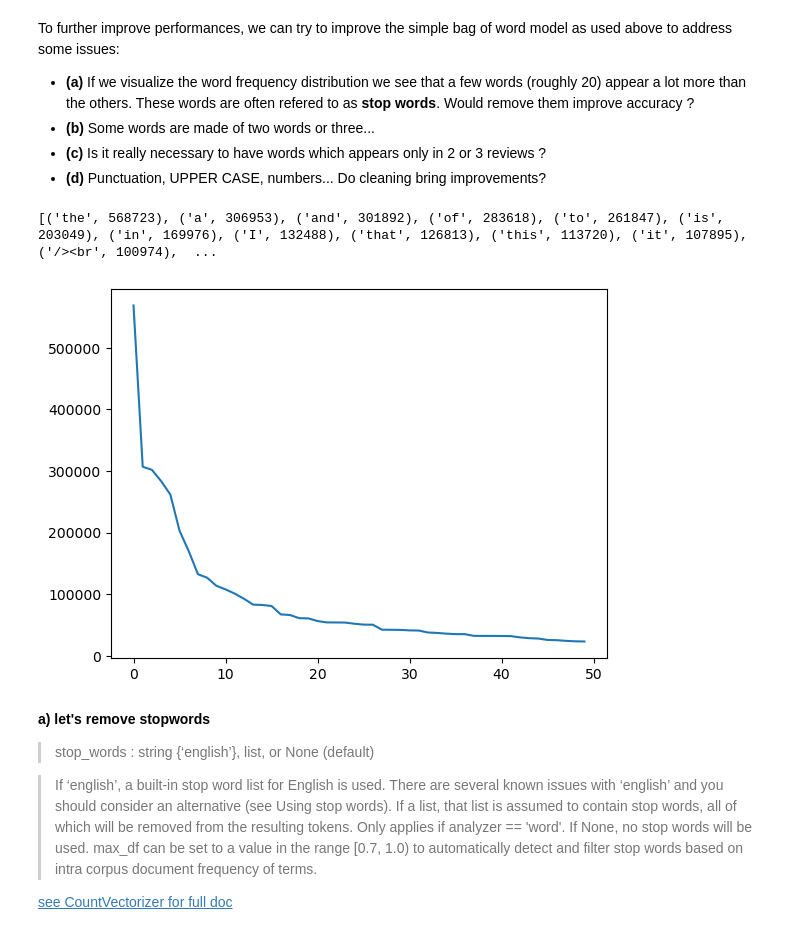
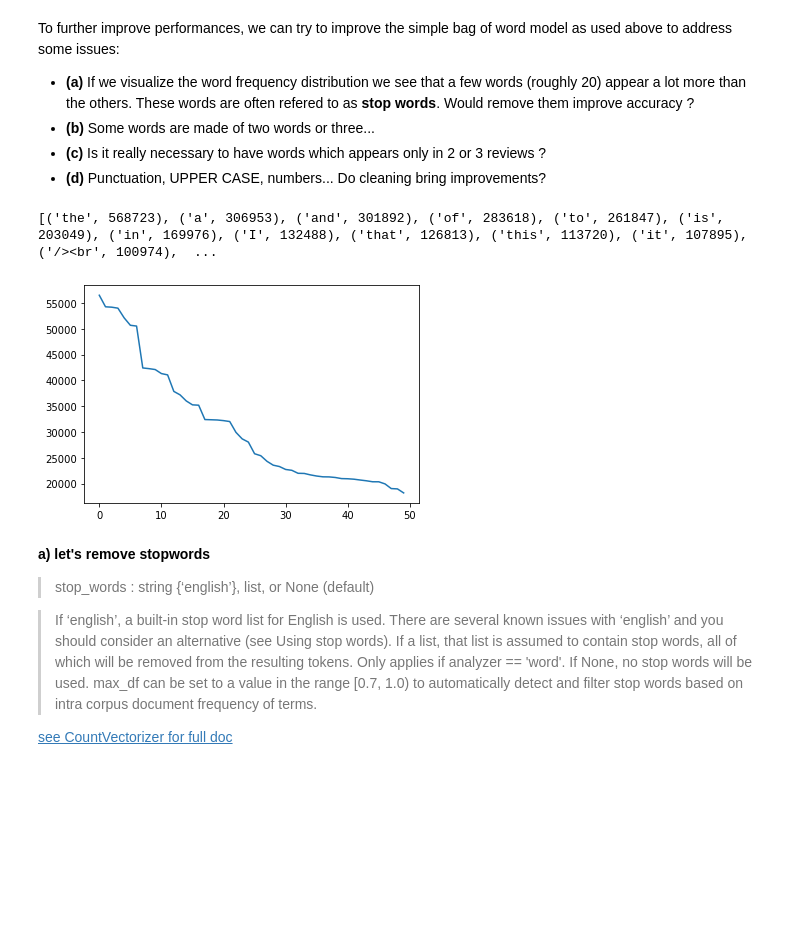
Before and after one commit to Aaramis/tuto_TAL, a Jupyter notebook: notebooks/1_1-Classification de documents.ipynb, the cells around one changed output. Cells and saved outputs as stored; diff of their text form; code cells hidden in the pictures; blank space fills up the shorter version.

```diff
--- a/notebooks/1_1-Classification de documents.ipynb
+++ b/notebooks/1_1-Classification de documents.ipynb
@@ -568,22 +558,22 @@ To further improve performances, we can try to improve the simple bag of word mo
 # %%
 # Let's plot the count of the 1000 most used words:
 
 import matplotlib.pyplot as plt
 %matplotlib inline
 
 from collections import Counter
 
 wc = Counter()
 for text,pol in train+test:
     wc.update(text.split(" "))
 
 freq = [f for w,f in wc.most_common(1000)]
 
-plt.plot(freq[:50])
+plt.plot(freq[20:70])
 print(wc.most_common(20))
 # %% [output]
 [('the', 568723), ('a', 306953), ('and', 301892), ('of', 283618), ('to', 261847), ('is', 203049), ('in', 169976), ('I', 132488), ('that', 126813), ('this', 113720), ('it', 107895), ('/><br', 100974),  ...
-[figure, old version]
+[figure, new version]
 # %% [markdown]
 **a) let's remove stopwords**
 
```
Also changed, not shown: parts of 8 cells of this notebook, 1 other file.
